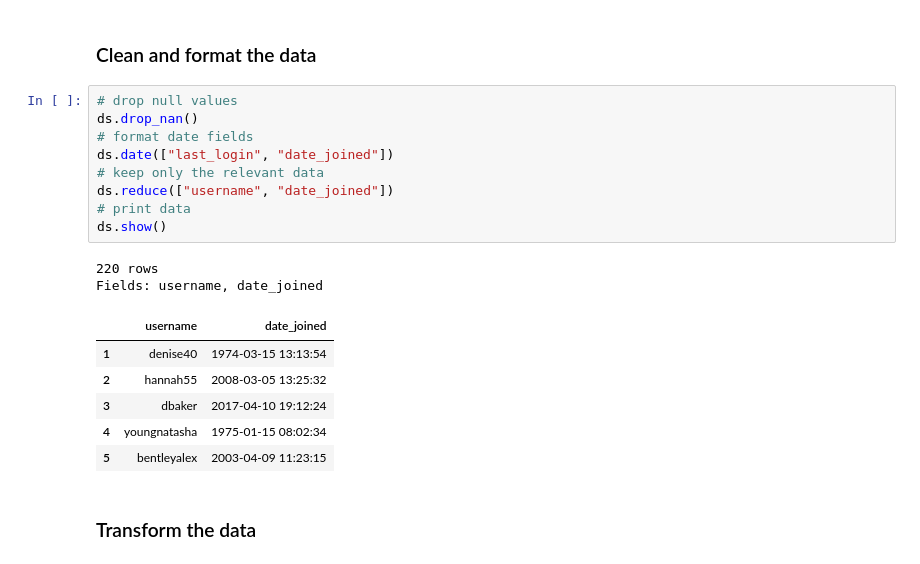
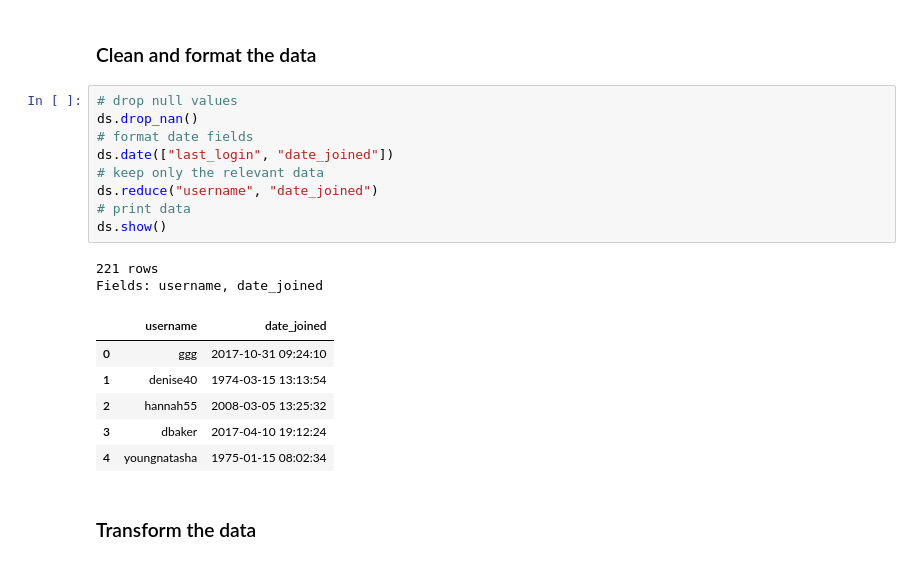
Before and after one commit to synw/dataswim-notebooks, a Jupyter notebook: django_users.ipynb, the cells around one changed output. Cells and saved outputs as stored; diff of their text form.

```diff
--- a/django_users.ipynb
+++ b/django_users.ipynb
@@ -23,21 +23,21 @@ Fields: Unnamed: 0, id, password, last_login, is_superuser, first_name, last_nam
 # %%
 # drop null values
 ds.drop_nan()
 # format date fields
 ds.date(["last_login", "date_joined"])
 # keep only the relevant data
-ds.reduce(["username", "date_joined"])
+ds.reduce("username", "date_joined")
 # print data
 ds.show()
 # %% [output]
-220 rows
+221 rows
 Fields: username, date_joined
 |  | username | date_joined |
+| 0 | ggg | 2017-10-31 09:24:10 |
 | 1 | denise40 | 1974-03-15 13:13:54 |
 | 2 | hannah55 | 2008-03-05 13:25:32 |
 | 3 | dbaker | 2017-04-10 19:12:24 |
 | 4 | youngnatasha | 1975-01-15 08:02:34 |
-| 5 | bentleyalex | 2003-04-09 11:23:15 |
 # %% [markdown]
 ### Transform the data
 # %%
```
Also changed, not shown: parts of 1 cell of this notebook.
